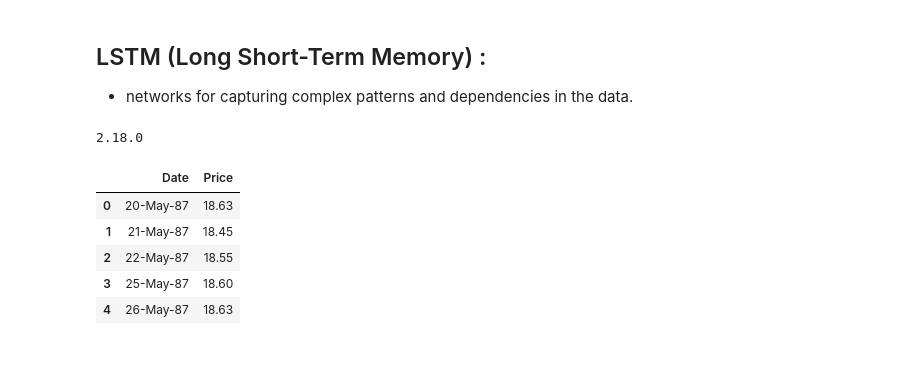
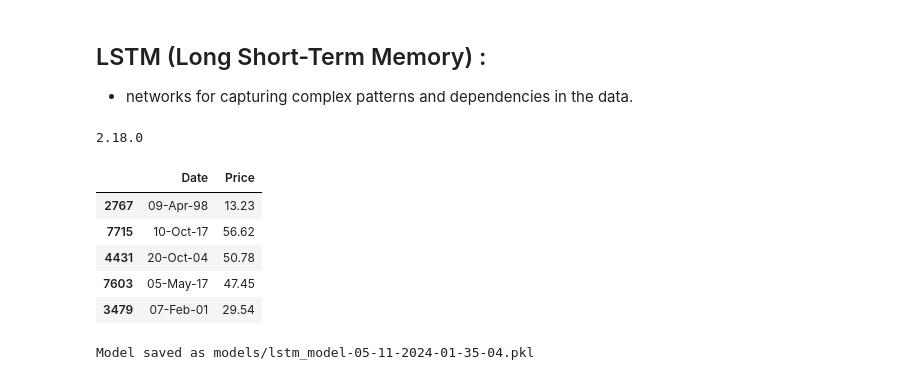
Before and after one commit to Akeab-tame/Brent_Oil_Price_Change_point_analysis, a Jupyter notebook: notebooks/EDA.ipynb, the cells around one changed output. Drawn from its saved outputs; the diff is of its cells as text; code cells hidden in the pictures.

Commit message:
LSTM Modeling

```diff
--- a/notebooks/EDA.ipynb
+++ b/notebooks/EDA.ipynb
@@ -541,14 +541,36 @@ print(tf.__version__)
 # %%
 import pandas as pd
 data=pd.read_csv("data/brent_oil_priceS.csv")
-data.head()
+data.sample(5)
 # %% [output]
 |  | Date | Price |
-| 0 | 20-May-87 | 18.63 |
-| 1 | 21-May-87 | 18.45 |
-| 2 | 22-May-87 | 18.55 |
-| 3 | 25-May-87 | 18.60 |
-| 4 | 26-May-87 | 18.63 |
+| 2767 | 09-Apr-98 | 13.23 |
+| 7715 | 10-Oct-17 | 56.62 |
+| 4431 | 20-Oct-04 | 50.78 |
+| 7603 | 05-May-17 | 47.45 |
+| 3479 | 07-Feb-01 | 29.54 |
+# %%
+import os
+import pickle
+from datetime import datetime
+
+model_name = 'lstm_model'
+# Set the directory path and create it if it doesn't exist
+folder_path = 'models/'  # Update the path to your desired location
+if not os.path.exists(folder_path):
+    os.makedirs(folder_path)
+
+# Construct the filename with timestamp
+timestamp = datetime.now().strftime('%d-%m-%Y-%H-%M-%S')
+filename = f'{folder_path}{model_name}-{timestamp}.pkl'
+
+# Save the model using pickle
+with open(filename, 'wb') as file:
+    pickle.dump(model, file)
+
+print(f"Model saved as {filename}")
+# %% [output]
+Model saved as models/lstm_model-05-11-2024-01-35-04.pkl
 # %%
 test_data,y_test,y_pred=lstm.train_lstm(data,'lstm')
 # %% [output]
```
Also changed, not shown: parts of 3 cells of this notebook.
